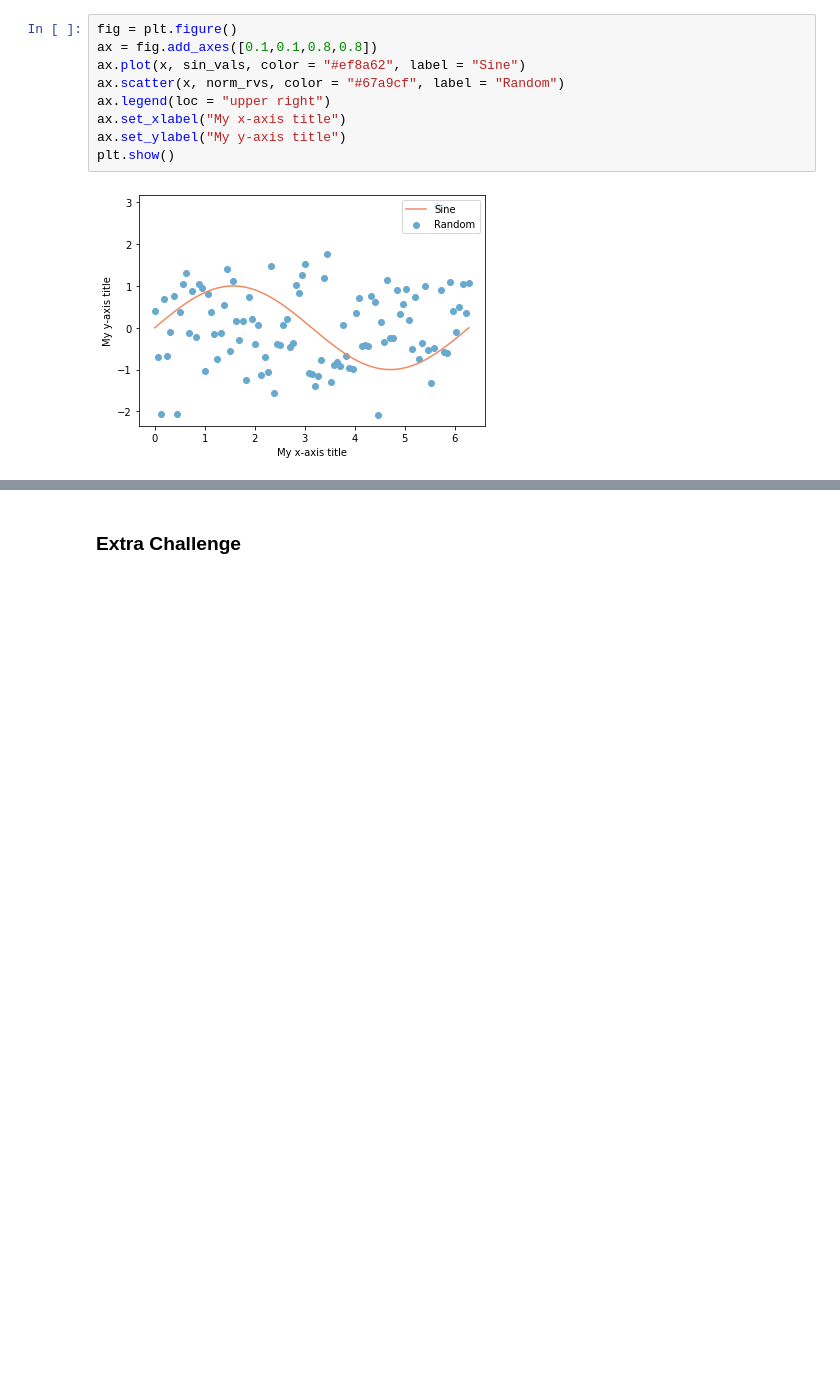
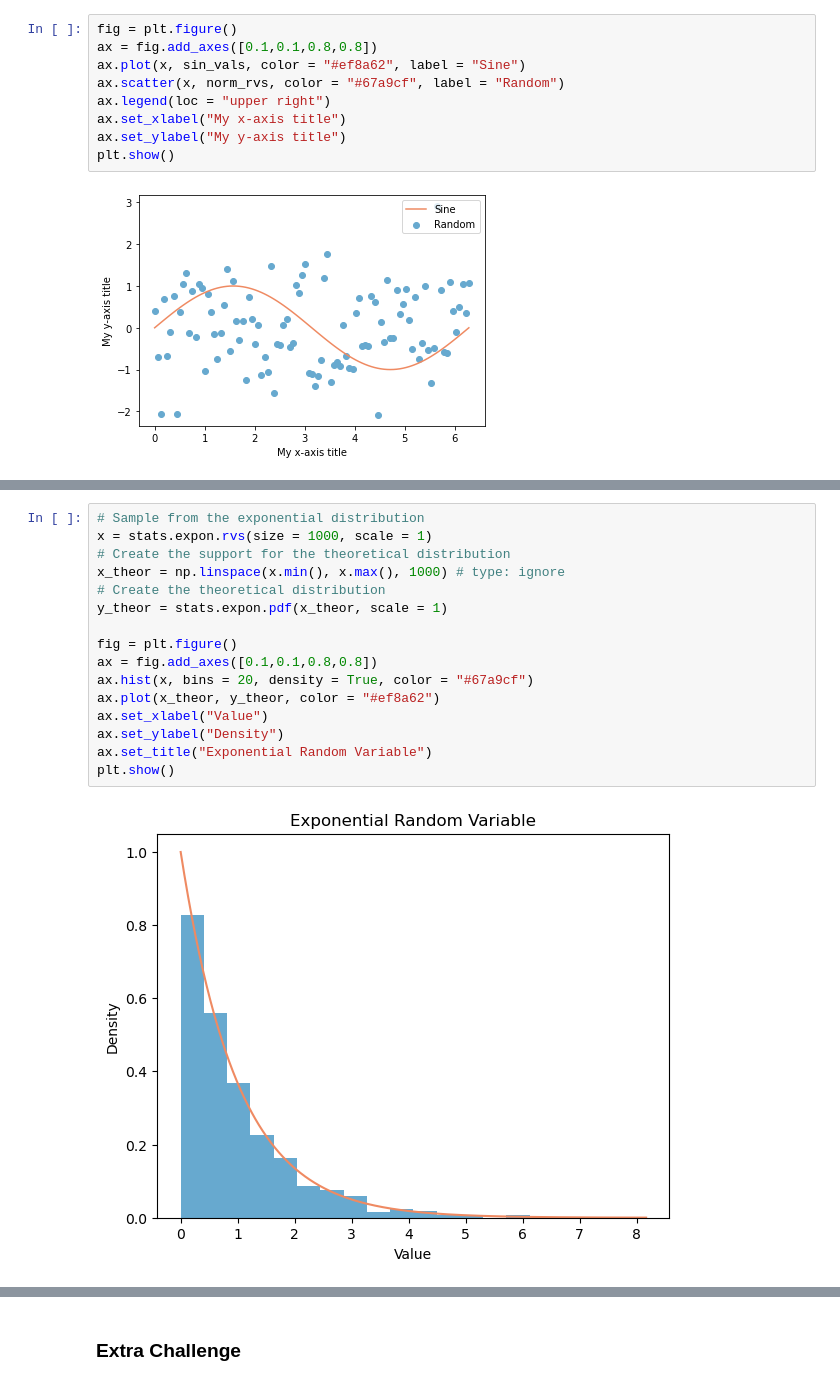
Before and after one commit to Rysias/aas-extended-examples, a Jupyter notebook: example-0/example-0-questions-JHR.ipynb, the cells around one changed output, grey strips where cells are left out. Cells and saved outputs as stored; diff of their text form; blank space fills up the shorter version.

```diff
--- a/example-0/example-0-questions-JHR.ipynb
+++ b/example-0/example-0-questions-JHR.ipynb
@@ -221,6 +221,24 @@ plt.show()
 Without looking at the answer below, attmpet to create this plot where the histogram is of 1000 exponential random variables, $\lambda = 1.0$, and we have drawn the density of this distribution on top.
 
 <img src="./challenge-figure-hist.png" style="width: 500px;"/>
+# %%
+# Sample from the exponential distribution
+x = stats.expon.rvs(size = 1000, scale = 1)
+# Create the support for the theoretical distribution
+x_theor = np.linspace(x.min(), x.max(), 1000) # type: ignore
+# Create the theoretical distribution
+y_theor = stats.expon.pdf(x_theor, scale = 1)
+
+fig = plt.figure()
+ax = fig.add_axes([0.1,0.1,0.8,0.8])
+ax.hist(x, bins = 20, density = True, color = "#67a9cf")
+ax.plot(x_theor, y_theor, color = "#ef8a62")
+ax.set_xlabel("Value")
+ax.set_ylabel("Density")
+ax.set_title("Exponential Random Variable")
+plt.show()
+# %% [output]
+[figure, added]
 # %% [markdown]
 ### Question
 
```
Also changed, not shown: parts of 15 cells of this notebook.
